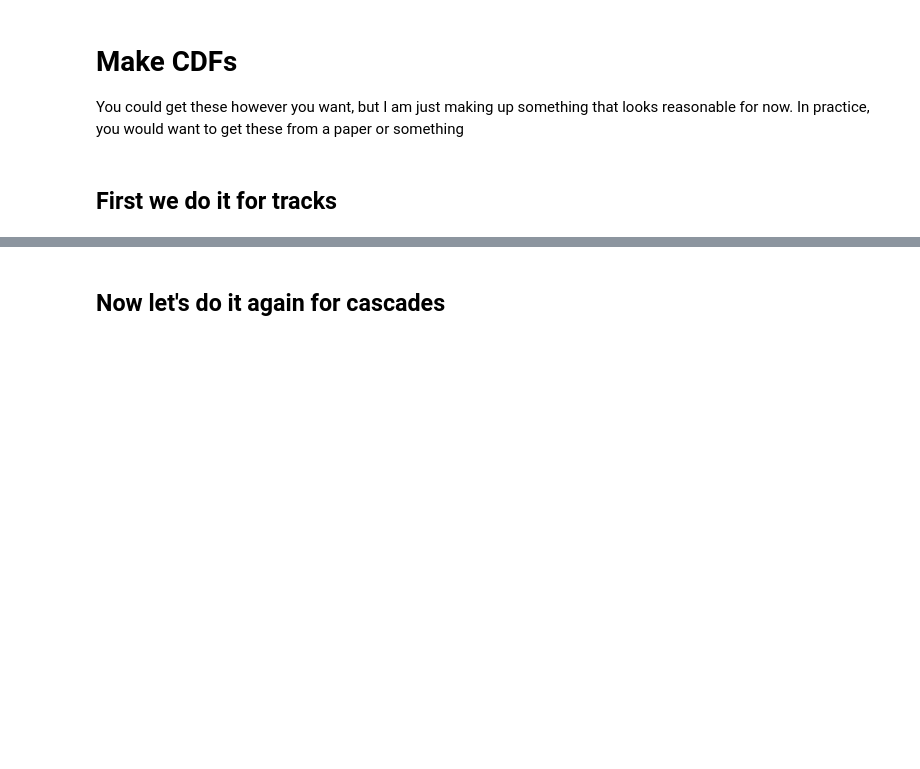
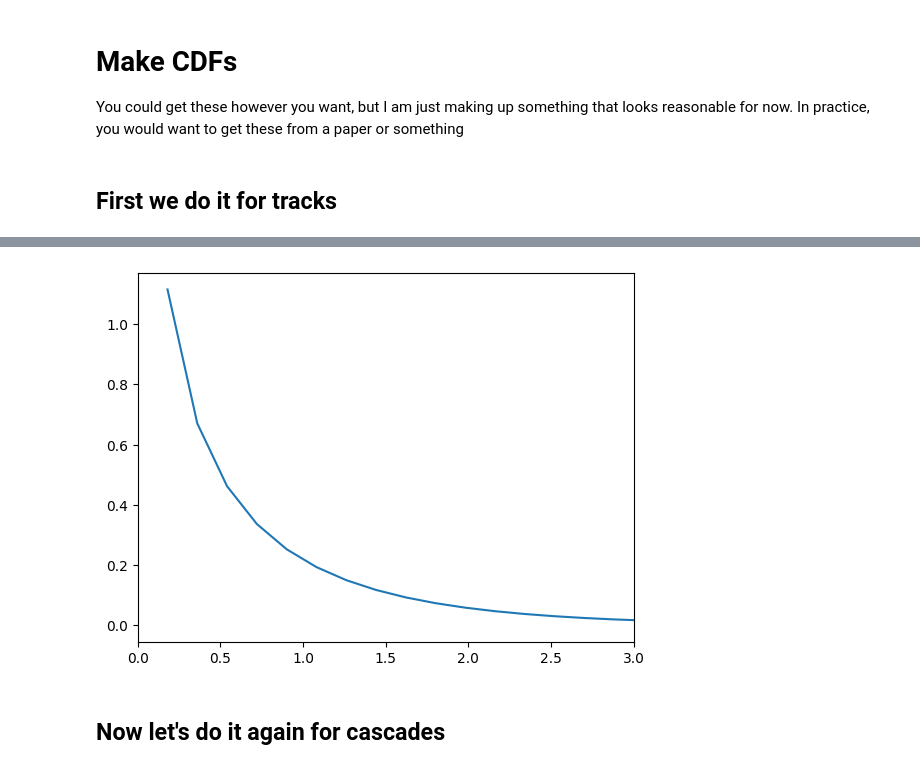
Before and after one commit to jlazar17/spore, a Jupyter notebook: notebooks/detector_response_format.ipynb, the cells around one changed output, grey strips where cells are left out. Saved outputs shown, nothing was run; the diff lists cells and outputs as text; code cells hidden in the pictures; blank space fills up the shorter version.

```diff
--- a/notebooks/detector_response_format.ipynb
+++ b/notebooks/detector_response_format.ipynb
@@ -39,7 +52,9 @@ plt.show()
 # %%
 track_cdfs = np.zeros((len(globs["es"]), len(globs["xs"])))
 for idx, e in enumerate(globs["es"]):
-    cdf = stats.gamma.cdf(np.degrees(globs["xs"]), shape_parameter(e, *globs["track_params"]))
+    # This is the value that you will replace
+    shape_p0 = shape_parameter(e, *globs["track_params"])
+    cdf = stats.gamma.cdf(np.degrees(globs["xs"]), shape_p0)
     track_cdfs[idx, :] = cdf
 # %%
 # Quick little sanity check
@@ -58,3 +75,9 @@ plt.show()
+# %%
+plt.plot(np.degrees(globs["xs"]), stats.gamma.pdf(np.degrees(globs["xs"]), shape_p0))
+plt.xlim(0, 3)
+plt.show()
+# %% [output]
+[figure, added]
 # %% [markdown]
 ## Now let's do it again for cascades
 # %%
```
Also changed, not shown: parts of 17 cells of this notebook.
